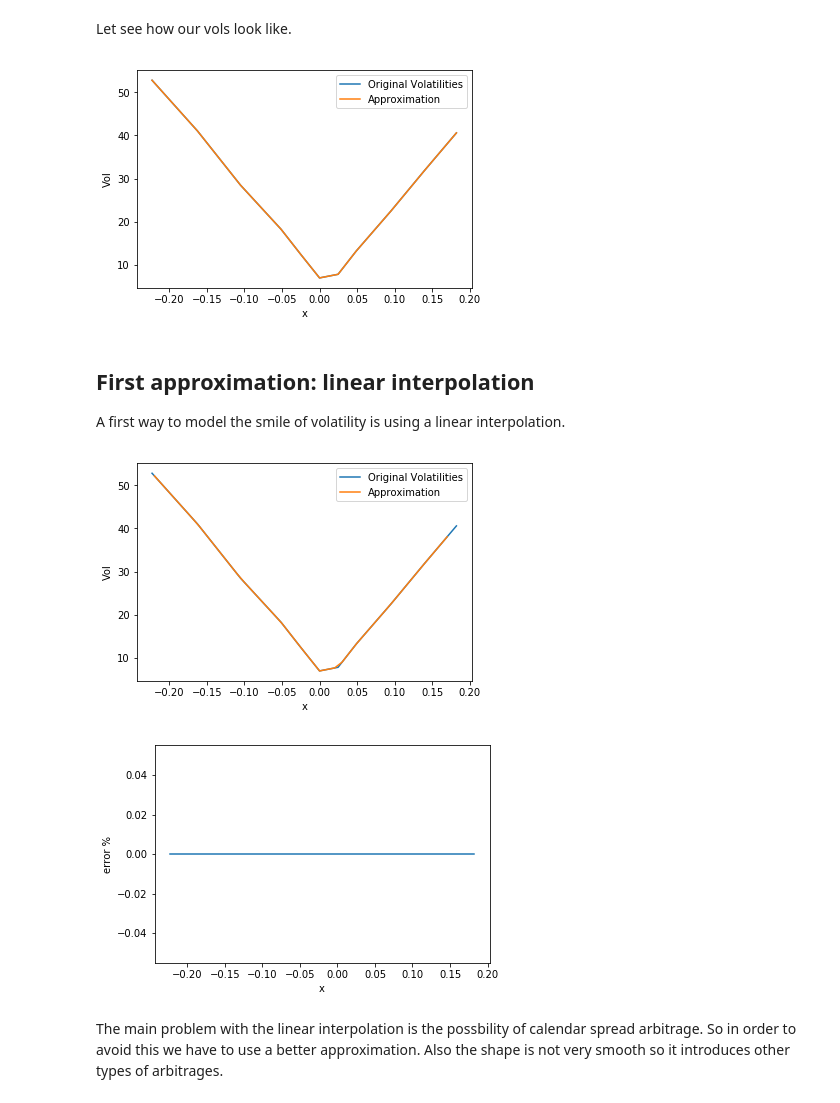
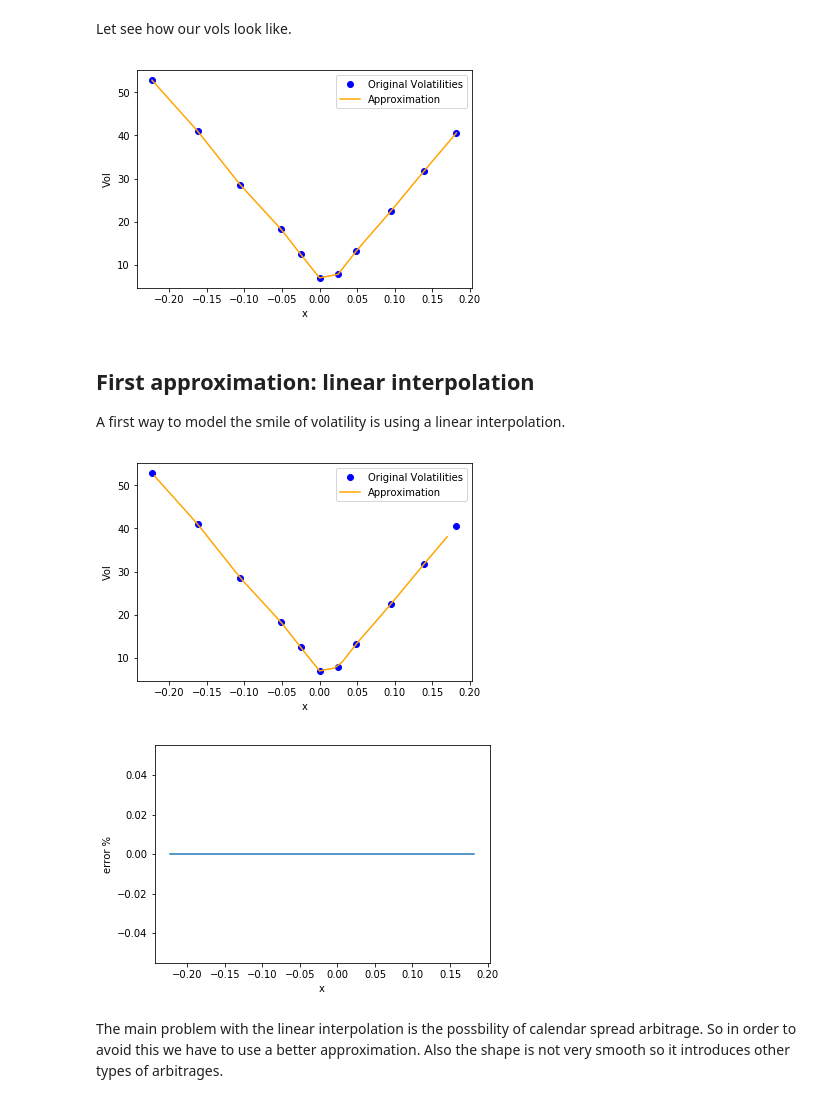
Before and after one commit to IgnacioAnguita/Volatility-Smile, a Jupyter notebook: Modelling the Volatility Smile.ipynb, the cells around one changed output. Drawn from its saved outputs; the diff is of its cells as text; code cells hidden in the pictures.

```diff
--- a/Modelling the Volatility Smile.ipynb
+++ b/Modelling the Volatility Smile.ipynb
@@ -38,23 +38,23 @@ Let see how our vols look like.
 # %%
 import matplotlib.pyplot as plt
 
 def plot_vols(a, b, c = x_values, d = w_vol):
-    plt.plot(c,d, label = 'Original Volatilities')
-    plt.plot(a, b, label = 'Approximation')
+    plt.plot(c,d, 'bo', label = 'Original Volatilities')
+    plt.plot(a, b, color = 'Orange', label = 'Approximation')
     plt.legend()
     plt.xlabel('x')
     plt.ylabel('Vol')
     plt.show()
 
 def plot_error(a,b):
     plt.plot(a, b)
     plt.xlabel('x')
     plt.ylabel('error %')
     plt.show()
 
 plot_vols(x_values, w_vol)
 # %% [output]
-[figure, old version]
+[figure, new version]
 # %% [markdown]
 ## First approximation: linear interpolation
 
@@ -70,7 +70,7 @@ plot_vols(x_test, w_linear_test)
 error = [100*(a-b) / b for a,b in zip(w_linear,w_vol)]
 plot_error(x_values,error)
 # %% [output]
-[figure, old version]
+[figure, new version]
 [figure]
 # %% [markdown]
 The main problem with the linear interpolation is the possbility of calendar spread arbitrage. So in order to avoid this we have to use a better approximation. Also the shape is not very smooth so it introduces other types of arbitrages.
```
Also changed, not shown: parts of 14 cells of this notebook.
